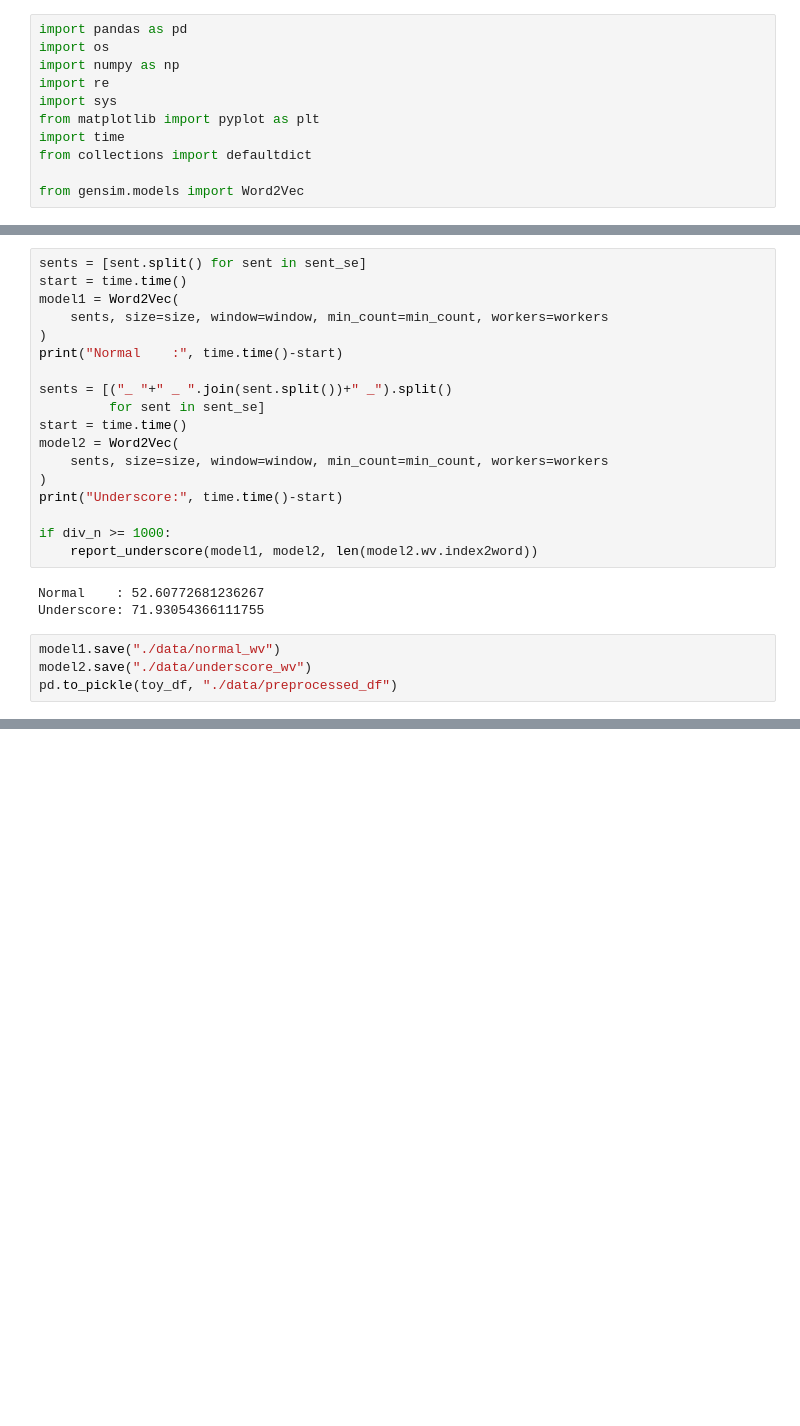
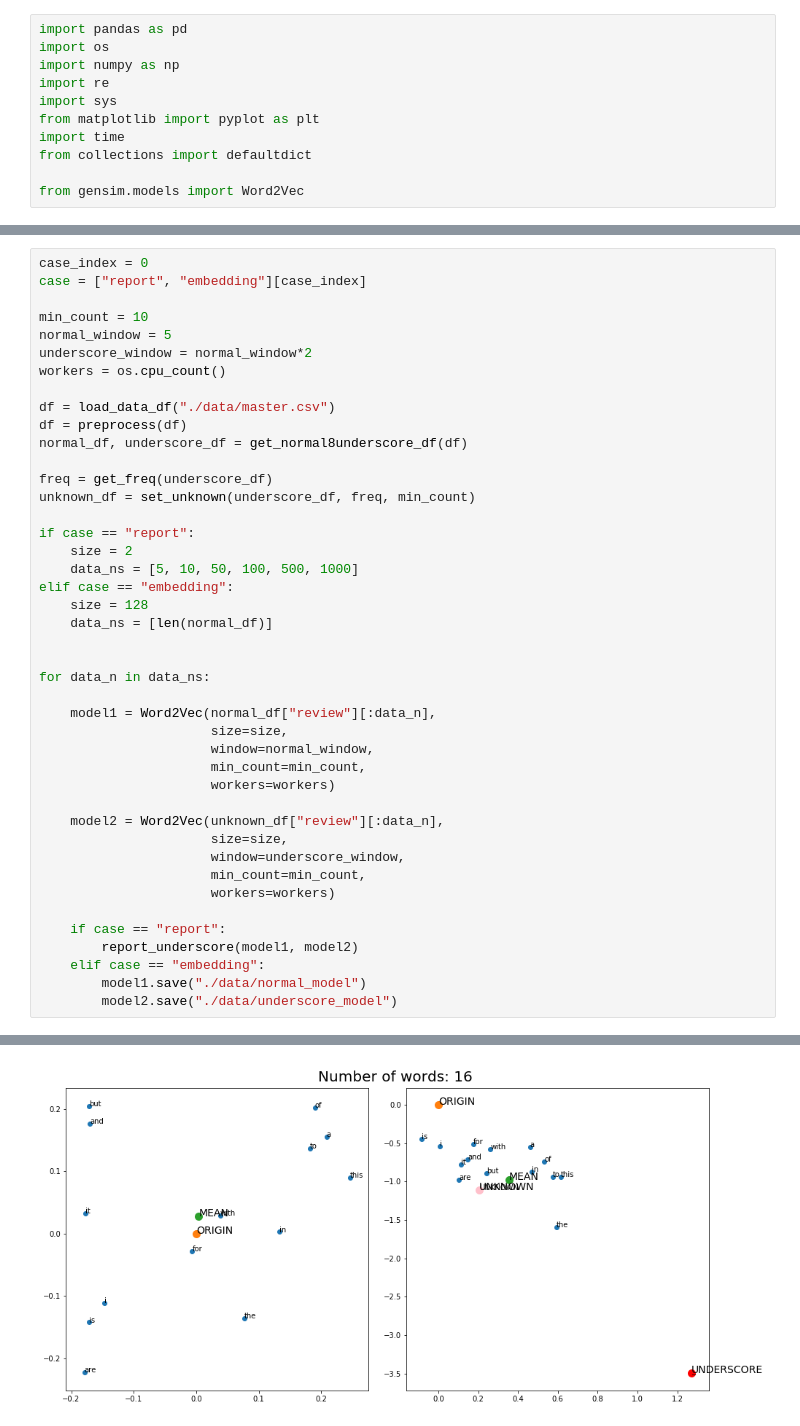
Before and after one commit to SeohaSong/Freelancer, a Jupyter notebook: Embedding.ipynb, the cells around one changed output, grey strips where cells are left out. Cells and saved outputs as stored; diff of their text form; blank space fills up the shorter version.

Commit message:
update origin master

```diff
--- a/Embedding.ipynb
+++ b/Embedding.ipynb
@@ -149,25 +153,44 @@ sent_se = toy_df["review"]
-# %%
-sents = [sent.split() for sent in sent_se]
-start = time.time()
-model1 = Word2Vec(
-    sents, size=size, window=window, min_count=min_count, workers=workers
-)
-print("Normal    :", time.time()-start)
-
-sents = [("_ "+" _ ".join(sent.split())+" _").split()
-         for sent in sent_se]
-start = time.time()
-model2 = Word2Vec(
-    sents, size=size, window=window, min_count=min_count, workers=workers
-)
-print("Underscore:", time.time()-start)
-
-if div_n >= 1000:
-    report_underscore(model1, model2, len(model2.wv.index2word))
-# %% [output]
-Normal    : 52.60772681236267
-Underscore: 71.93054366111755
-# %%
-model1.save("./data/normal_wv")
-model2.save("./data/underscore_wv")
-pd.to_pickle(toy_df, "./data/preprocessed_df")
+# %%
+case_index = 0
+case = ["report", "embedding"][case_index]
+
+min_count = 10
+normal_window = 5
+underscore_window = normal_window*2
+workers = os.cpu_count()
+
+df = load_data_df("./data/master.csv")
+df = preprocess(df)
+normal_df, underscore_df = get_normal8underscore_df(df)
+
+freq = get_freq(underscore_df)
+unknown_df = set_unknown(underscore_df, freq, min_count)
+
+if case == "report":
+    size = 2
+    data_ns = [5, 10, 50, 100, 500, 1000]
+elif case == "embedding":
+    size = 128
+    data_ns = [len(normal_df)]
+
+
+for data_n in data_ns:
+
+    model1 = Word2Vec(normal_df["review"][:data_n],
+                      size=size,
+                      window=normal_window,
+                      min_count=min_count,
+                      workers=workers)
+
+    model2 = Word2Vec(unknown_df["review"][:data_n],
+                      size=size,
+                      window=underscore_window,
+                      min_count=min_count,
+                      workers=workers)
+
+    if case == "report":
+        report_underscore(model1, model2)
+    elif case == "embedding":
+        model1.save("./data/normal_model")
+        model2.save("./data/underscore_model")
+# %% [output]
@@ -173,0 +201 @@ pd.to_pickle(toy_df, "./data/preprocessed_df")
+[figure, added]
```
Also changed, not shown: parts of 4 cells of this notebook, 3 other files.
